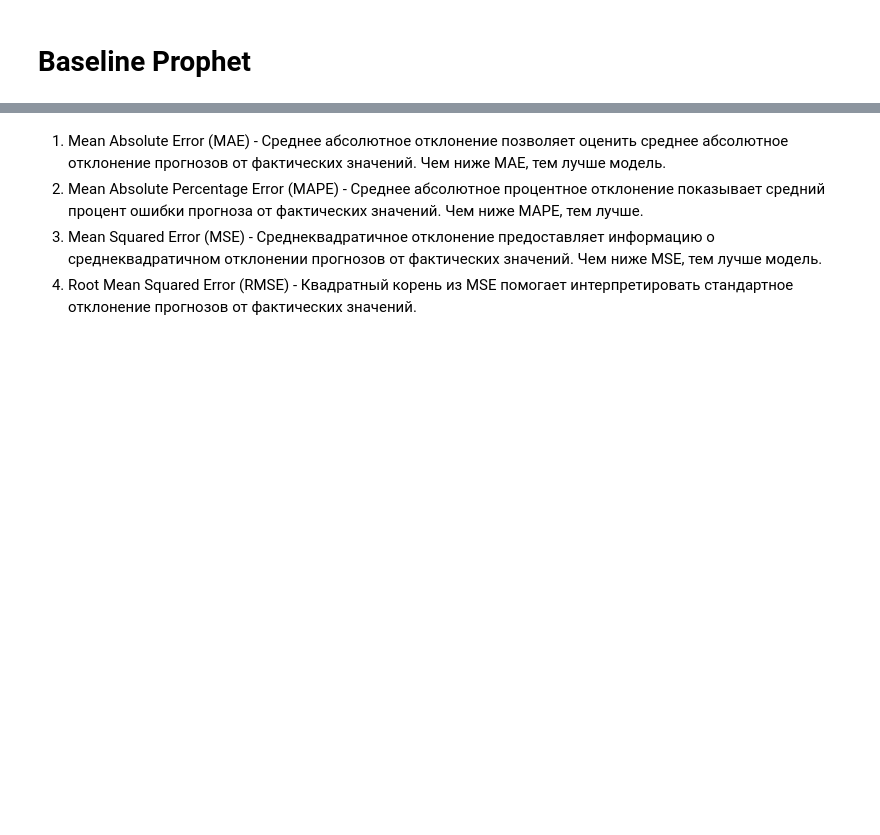
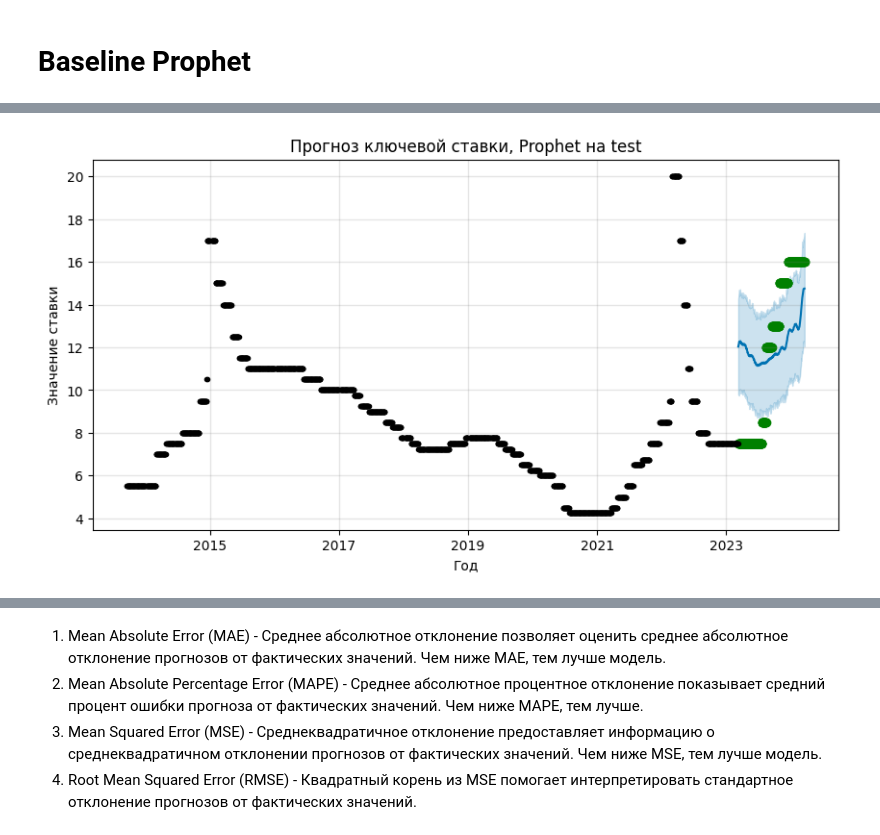
Before and after one commit to myxa95/01_Prediction_of_the_key_rate_in_the_Russian_Federation, a Jupyter notebook: notebooks/Baseline_Tuning.ipynb, the cells around one changed output, grey strips where cells are left out. Cells and saved outputs as stored; diff of their text form; code cells hidden in the pictures; blank space fills up the shorter version.

```diff
--- a/notebooks/Baseline_Tuning.ipynb
+++ b/notebooks/Baseline_Tuning.ipynb
@@ -40,14 +41,16 @@ bl_prophet.fit(df_train)
 # %%
 # смотрим совпадение фактического курса с предсказанным курсом baseline prophet
 fig, ax = plt.subplots(figsize= (10, 5))
 
 predict = bl_prophet.predict(df_test)
 fig = bl_prophet.plot(predict, ax=ax)
 ax.scatter(df_test.ds, df_test['y'], color = 'g')
-ax.set_title('Прогноз ключевой ставки, Prophet')
+ax.set_title('Прогноз ключевой ставки, Prophet на test')
 ax.set_ylabel('Значение ставки')
 ax.set_xlabel('Год')
 plt.show()
+# %% [output]
+[figure, added]
 # %%
 # смотрим тренд, годовые и сезонные признаки
 fig = bl_prophet.plot_components(predict)
```
Also changed, not shown: parts of 7 cells of this notebook, 3 other files.
